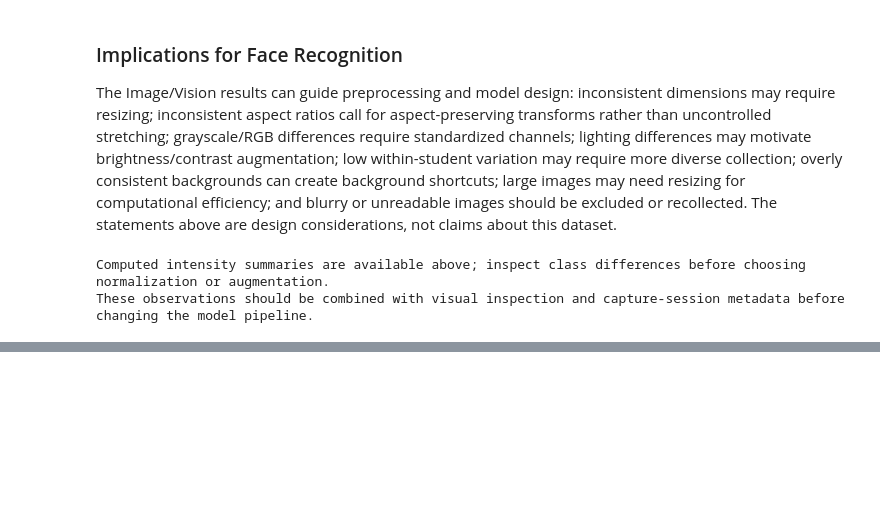
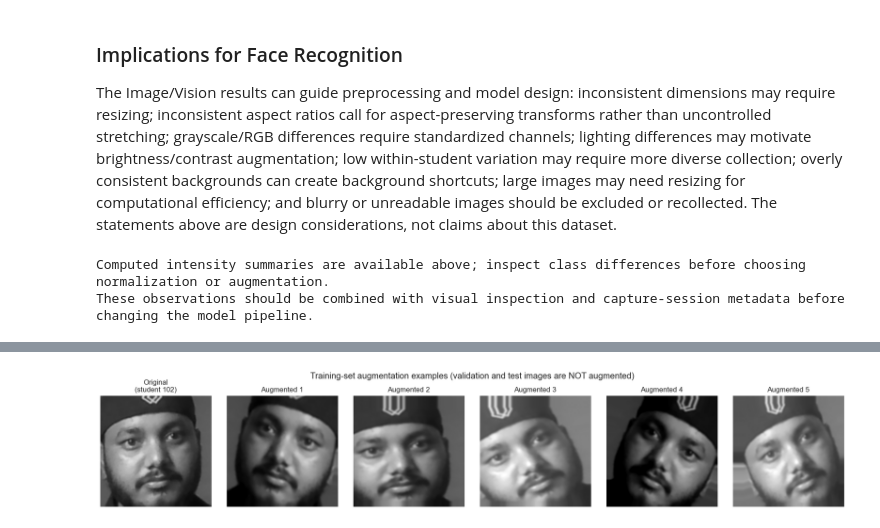
Before and after one commit to mukhiyaamit79/deep_Learning, a Jupyter notebook: amit_eda.ipynb, the cells around one changed output, grey strips where cells are left out. Drawn from its saved outputs; the diff is of its cells as text; code cells hidden in the pictures; blank space fills up the shorter version.

```diff
--- a/amit_eda.ipynb
+++ b/amit_eda.ipynb
@@ -582,0 +837,28 @@ These observations should be combined with visual inspection and capture-session
+# %%
+AUTOTUNE = tf.data.AUTOTUNE
+
+data_augmentation = keras.Sequential([
+    layers.RandomFlip("horizontal", seed=RANDOM_STATE),
+    layers.RandomRotation(0.06, fill_mode="nearest", seed=RANDOM_STATE),
+    layers.RandomTranslation(0.08, 0.08, fill_mode="nearest", seed=RANDOM_STATE),
+    layers.RandomZoom(0.10, 0.10, fill_mode="nearest", seed=RANDOM_STATE),
+    layers.RandomBrightness(0.15, value_range=(0.0, 1.0), seed=RANDOM_STATE),
+], name="training_augmentation")
+
+def make_dataset(features, labels, batch_size=32, augment=False, shuffle=False,
+                 seed=RANDOM_STATE):
+    """Build a tf.data pipeline. Augmentation is applied only when augment=True."""
+    dataset = tf.data.Dataset.from_tensor_slices((features, labels))
+    if shuffle:
+        dataset = dataset.shuffle(len(features), seed=seed, reshuffle_each_iteration=True)
+    dataset = dataset.batch(batch_size)
+    if augment:
+        dataset = dataset.map(
+            lambda batch_x, batch_y: (data_augmentation(batch_x, training=True), batch_y),
+            num_parallel_calls=AUTOTUNE)
+    return dataset.prefetch(AUTOTUNE)
+
+print("Augmentation pipeline (training data only):")
+for layer in data_augmentation.layers:
+    print(f"  - {layer.__class__.__name__}")
+print("\nValidation and test pipelines are built with augment=False, so they stay unmodified.")
@@ -582,0 +874,16 @@ These observations should be combined with visual inspection and capture-session
+# %%
+# Visual check: the same training image after several random augmentations.
+sample_image = X_train[0:1]
+fig, axes = plt.subplots(1, 6, figsize=(18, 3.4))
+axes[0].imshow(sample_image[0, :, :, 0], cmap="gray", vmin=0, vmax=1)
+axes[0].set_title(f"Original\n(student {CLASS_NAMES[y_train[0]]})")
+axes[0].axis("off")
+for index in range(1, 6):
+    augmented = data_augmentation(sample_image, training=True)
+    axes[index].imshow(np.clip(np.asarray(augmented)[0, :, :, 0], 0, 1), cmap="gray", vmin=0, vmax=1)
+    axes[index].set_title(f"Augmented {index}")
+    axes[index].axis("off")
+fig.suptitle("Training-set augmentation examples (validation and test images are NOT augmented)")
+plt.tight_layout(); plt.show(); plt.close(fig)
+# %% [output]
+[figure, added]
```
Also changed, not shown: parts of 43 cells of this notebook.
